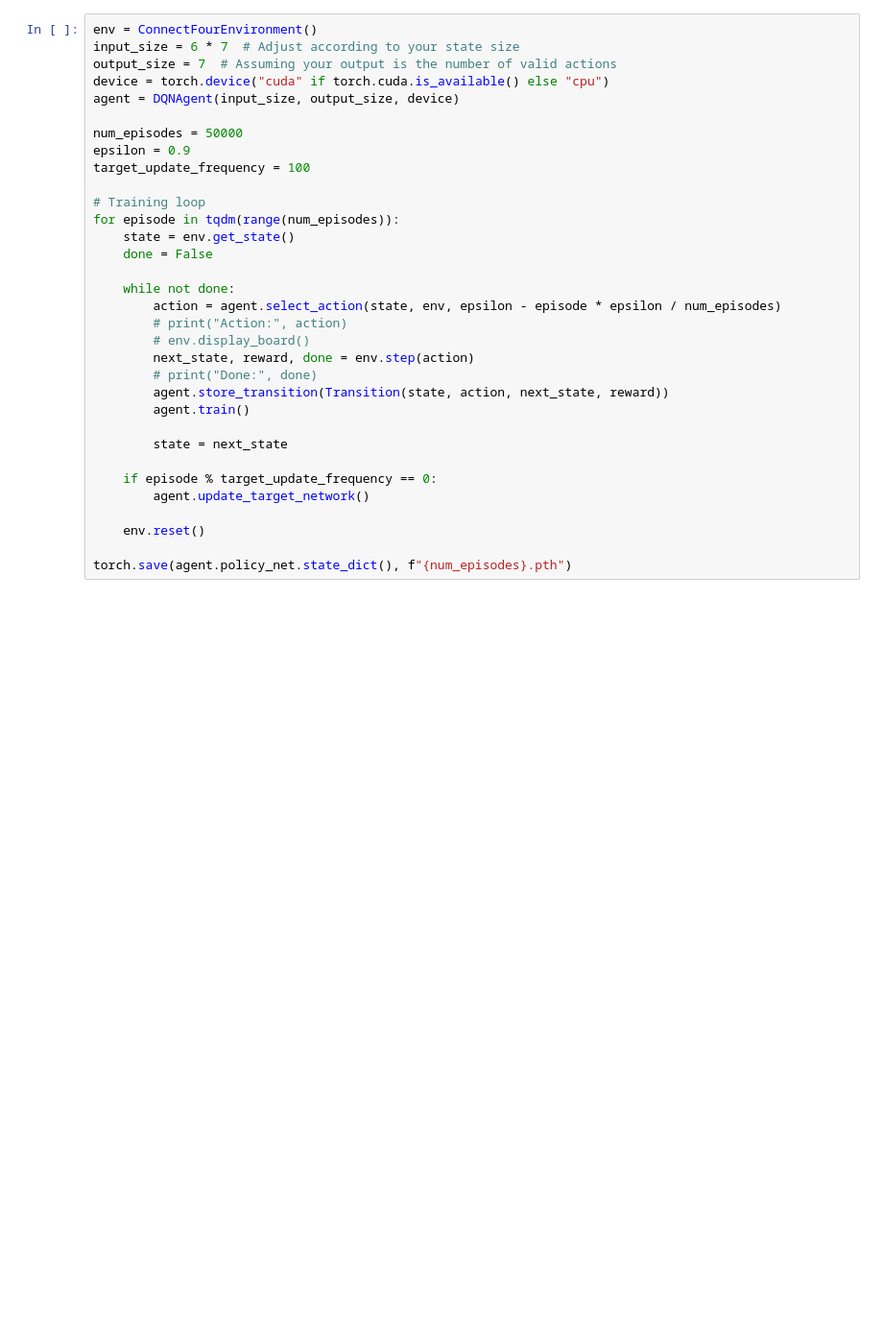
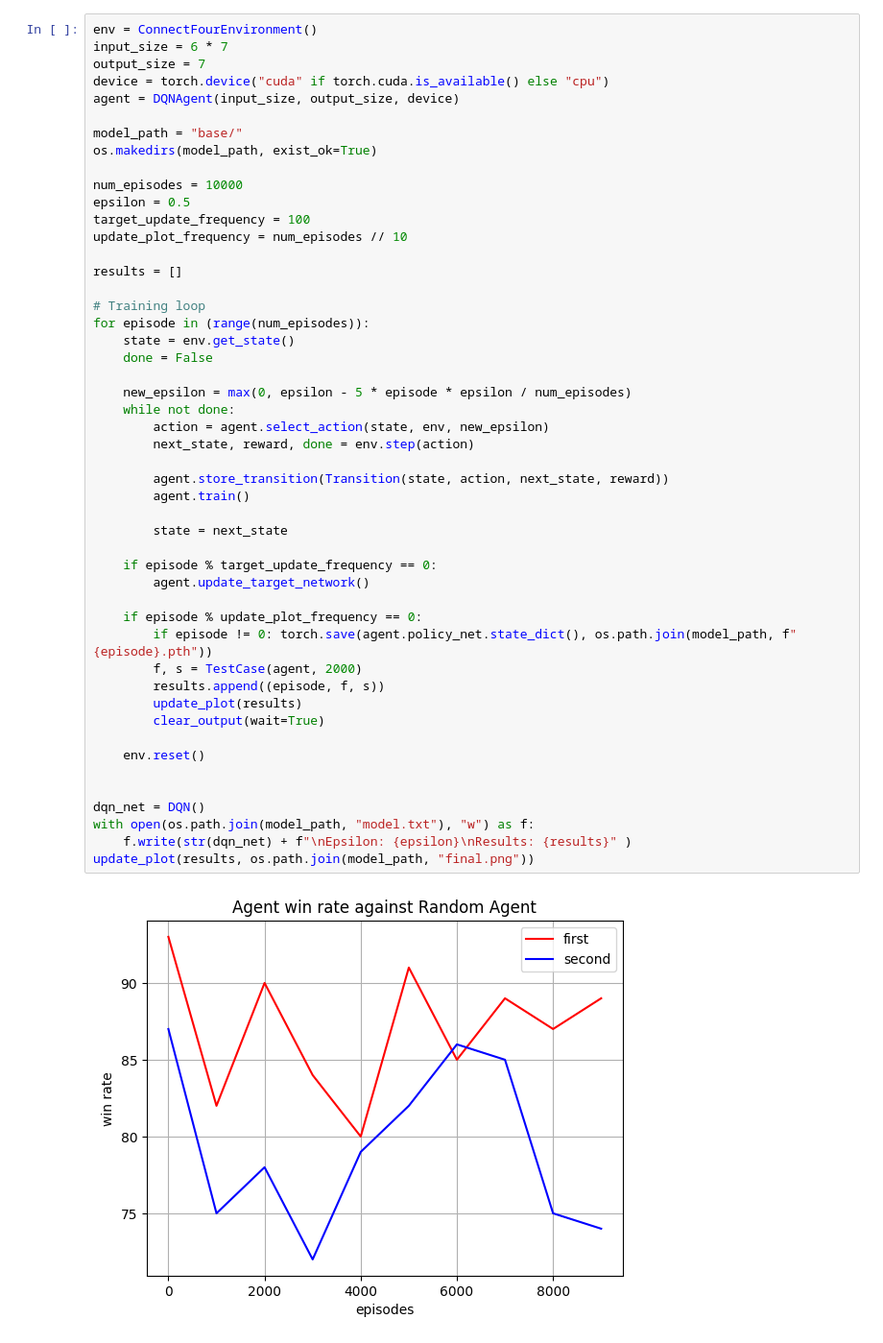
Before and after one commit to VorakornK/Connect4Bot, a Jupyter notebook: main.ipynb, the cells around one changed output. Shown at 96% size. Saved outputs shown, nothing was run; the diff lists cells and outputs as text; blank space fills up the shorter version.

```diff
--- a/main.ipynb
+++ b/main.ipynb
@@ -3,33 +11,51 @@ from module import *
 # %%
 env = ConnectFourEnvironment()
-input_size = 6 * 7  # Adjust according to your state size
-output_size = 7  # Assuming your output is the number of valid actions
+input_size = 6 * 7
+output_size = 7
 device = torch.device("cuda" if torch.cuda.is_available() else "cpu")
 agent = DQNAgent(input_size, output_size, device)
 
-num_episodes = 50000
-epsilon = 0.9
+model_path = "base/"
+os.makedirs(model_path, exist_ok=True)
+
+num_episodes = 10000
+epsilon = 0.5
 target_update_frequency = 100
+update_plot_frequency = num_episodes // 10
+
+results = []
 
 # Training loop
-for episode in tqdm(range(num_episodes)):
+for episode in (range(num_episodes)):
     state = env.get_state()
     done = False
 
+    new_epsilon = max(0, epsilon - 5 * episode * epsilon / num_episodes)
     while not done:
-        action = agent.select_action(state, env, epsilon - episode * epsilon / num_episodes)
-        # print("Action:", action)
-        # env.display_board()
+        action = agent.select_action(state, env, new_epsilon)
         next_state, reward, done = env.step(action)
-        # print("Done:", done)
+
         agent.store_transition(Transition(state, action, next_state, reward))
         agent.train()
 
         state = next_state
 
     if episode % target_update_frequency == 0:
         agent.update_target_network()
 
+    if episode % update_plot_frequency == 0:
+        if episode != 0: torch.save(agent.policy_net.state_dict(), os.path.join(model_path, f"{episode}.pth"))
+        f, s = TestCase(agent, 2000)
+        results.append((episode, f, s))
+        update_plot(results)
+        clear_output(wait=True)
+
     env.reset()
 
-torch.save(agent.policy_net.state_dict(), f"{num_episodes}.pth")
+
+dqn_net = DQN()
+with open(os.path.join(model_path, "model.txt"), "w") as f:
+    f.write(str(dqn_net) + f"\nEpsilon: {epsilon}\nResults: {results}" )
+update_plot(results, os.path.join(model_path, "final.png"))
+# %% [output]
+[figure, added]
```
Also changed, not shown: parts of 3 cells of this notebook, 8 other files.
